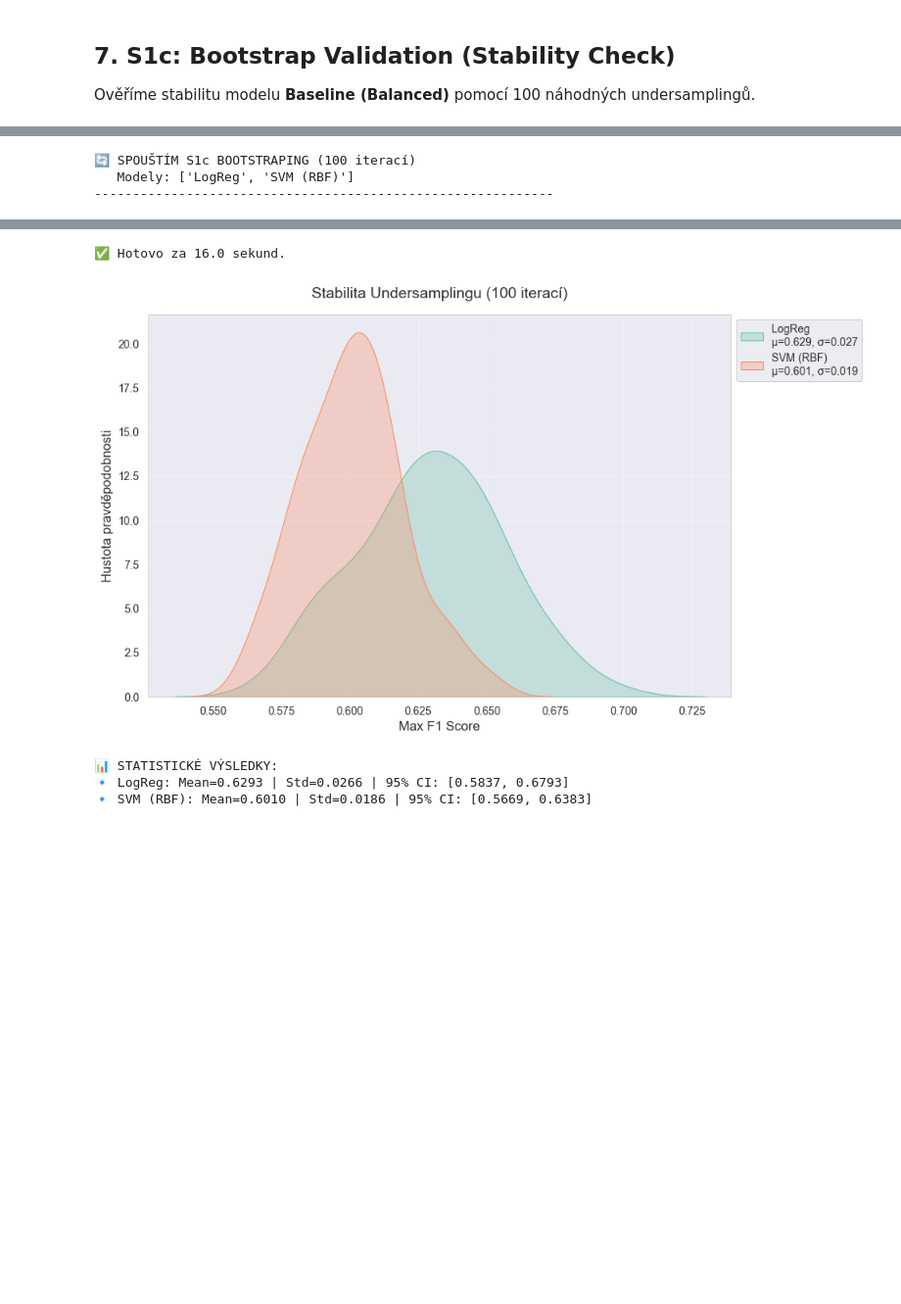
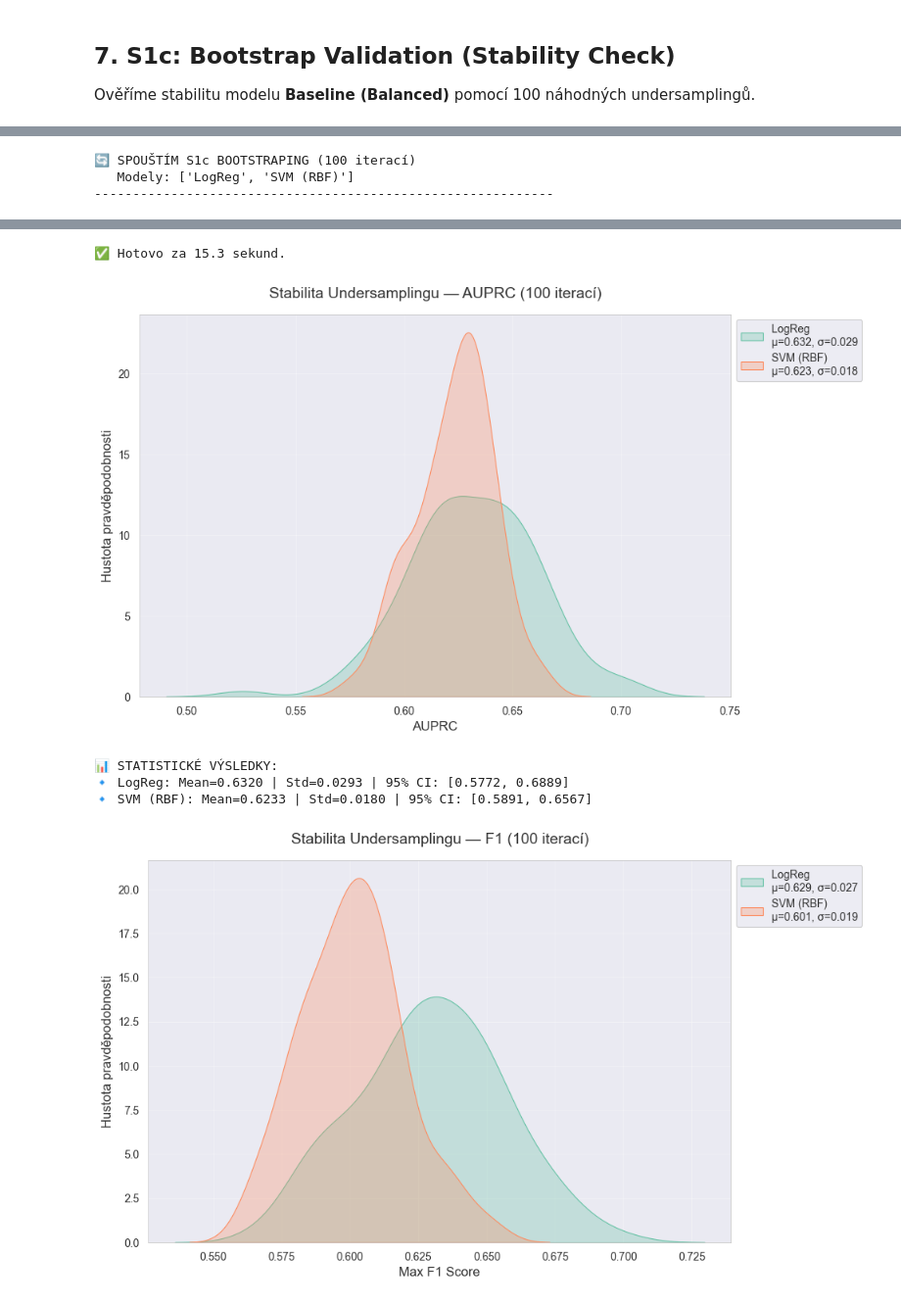
Before and after one commit to Dobes-Michal-Tobias/ThesisCoding, a Jupyter notebook: notebooks/05_M2_S1_Supervised_Token.ipynb, the cells around one changed output, grey strips where cells are left out. Shown at 98% size. Saved outputs shown, nothing was run; the diff lists cells and outputs as text; code cells hidden in the pictures; blank space fills up the shorter version.

```diff
--- a/notebooks/05_M2_S1_Supervised_Token.ipynb
+++ b/notebooks/05_M2_S1_Supervised_Token.ipynb
@@ -832,12 +922,14 @@ if best_run:
 Ověříme stabilitu modelu **Baseline (Balanced)** pomocí 100 náhodných undersamplingů.
 # %%
 from collections import defaultdict
+from sklearn.metrics import average_precision_score
 import time
 
 # =============================================================================
 # 7. S1c: BOOTSTRAP VALIDATION (STABILITY CHECK)
 # =============================================================================
 # Ověříme stabilitu modelu Baseline (Balanced) pomocí 100 náhodných undersamplingů.
+# Primární metrika: AUPRC (threshold-independent), sekundární: Max F1.
 
 # Konfigurace
 N_BOOTSTRAPS = 100            # Pro rychlý test dej 10, pro finále 100
@@ -848,12 +940,13 @@ print(f"🔄 SPOUŠTÍM S1c BOOTSTRAPING ({N_BOOTSTRAPS} iterací)")
 print(f"   Modely: {MODELS_TO_TEST}")
 print("-" * 60)
 
-bootstrap_scores = defaultdict(list)
+bootstrap_auprc = defaultdict(list)
+bootstrap_f1 = defaultdict(list)
 start_global = time.time()
 
 # 1. Načteme plná data (imbalanced) jen jednou
 data_full = data_splitting.get_train_val_test_splits(
-    scenario=SCENARIO, level='token', filter_type='aggressive', random_state=42
+    scenario=SCENARIO, level='token', filter_type='aggressive', random_state=config.RANDOM_SEED
 )
 X_train_full, y_train_full = data_full['X_train'], data_full['y_train']
 X_test_fixed, y_test_fixed = data_full['X_test'], data_full['y_test']
@@ -878,8 +971,8 @@ for i in tqdm(range(N_BOOTSTRAPS), desc="Bootstrapping"):
     for model_name in MODELS_TO_TEST:
         try:
             # 3. Inicializace a trénink
-            # random_state fixujeme (42), abychom měřili vliv DAT, ne vliv inicializace vah
-            clf = models.get_supervised_model(model_name, random_state=42)
+            # random_state fixujeme, abychom měřili vliv DAT, ne vliv inicializace vah
+            clf = models.get_supervised_model(model_name, random_state=config.RANDOM_SEED)
             clf.fit(X_train_iter, y_train_iter)
 
             # 4. Predikce na fixním test setu
@@ -888,24 +981,33 @@ for i in tqdm(range(N_BOOTSTRAPS), desc="Bootstrapping"):
             else:
                 y_probs = clf.decision_function(X_test_fixed)
 
-            # 5. Výpočet Max F1 (Najdeme optimální práh pro tuto iteraci)
-            # Použijeme tvou novou funkci z evaluation
+            # 5a. AUPRC (threshold-independent — primární metrika)
+            auprc = average_precision_score(y_test_fixed, y_probs)
+            bootstrap_auprc[model_name].append(auprc)
+
+            # 5b. Max F1 (sekundární — najdeme optimální práh pro tuto iteraci)
             # Pozn: Threshold hledáme na TESTU jen pro účely bootstrapu (upper bound performance)
-            # Správně by se měl hledat na VAL, ale pro stabilitu je toto akceptovatelné zjednodušení.
-            _, f1_score = evaluation.find_optimal_threshold(y_test_fixed, y_probs, metric='f1')
-
-            bootstrap_scores[model_name].append(f1_score)
+            _, best_f1 = evaluation.find_optimal_threshold(y_test_fixed, y_probs, metric='f1')
+            bootstrap_f1[model_name].append(best_f1)
 
         except Exception as e:
             print(f"❌ Chyba u {model_name} v iteraci {i}: {e}")
 
 print(f"✅ Hotovo za {time.time() - start_global:.1f} sekund.")
 
-# 6. Vizualizace
+# 6. Vizualizace — AUPRC (primární)
 visualization.plot_bootstrap_results(
-    bootstrap_scores,
+    bootstrap_auprc,
+    metric_name="AUPRC",
+    title=f"Stabilita Undersamplingu — AUPRC ({N_BOOTSTRAPS} iterací)",
+    save_path=config.RESULTS_DIR / "M2_S1c_Bootstrap_Stability_AUPRC.png"
+)
+
+# 7. Vizualizace — F1 (sekundární)
+visualization.plot_bootstrap_results(
+    bootstrap_f1,
     metric_name="Max F1 Score",
-    title=f"Stabilita Undersamplingu ({N_BOOTSTRAPS} iterací)",
-    save_path=config.RESULTS_DIR / "M2_S1c_Bootstrap_Stability.png"
+    title=f"Stabilita Undersamplingu — F1 ({N_BOOTSTRAPS} iterací)",
+    save_path=config.RESULTS_DIR / "M2_S1c_Bootstrap_Stability_F1.png"
 )
 # %% [output]
@@ -928,5 +1030,6 @@ visualization.plot_bootstrap_results(
-✅ Hotovo za 16.0 sekund.
+✅ Hotovo za 15.3 sekund.
-[figure, old version]
+[figure, new version]
 📊 STATISTICKÉ VÝSLEDKY:
-🔹 LogReg: Mean=0.6293 | Std=0.0266 | 95% CI: [0.5837, 0.6793]
-🔹 SVM (RBF): Mean=0.6010 | Std=0.0186 | 95% CI: [0.5669, 0.6383]
+🔹 LogReg: Mean=0.6320 | Std=0.0293 | 95% CI: [0.5772, 0.6889]
+🔹 SVM (RBF): Mean=0.6233 | Std=0.0180 | 95% CI: [0.5891, 0.6567]
+[figure, added]
```
Also changed, not shown: parts of 11 cells of this notebook, 15 other files.
